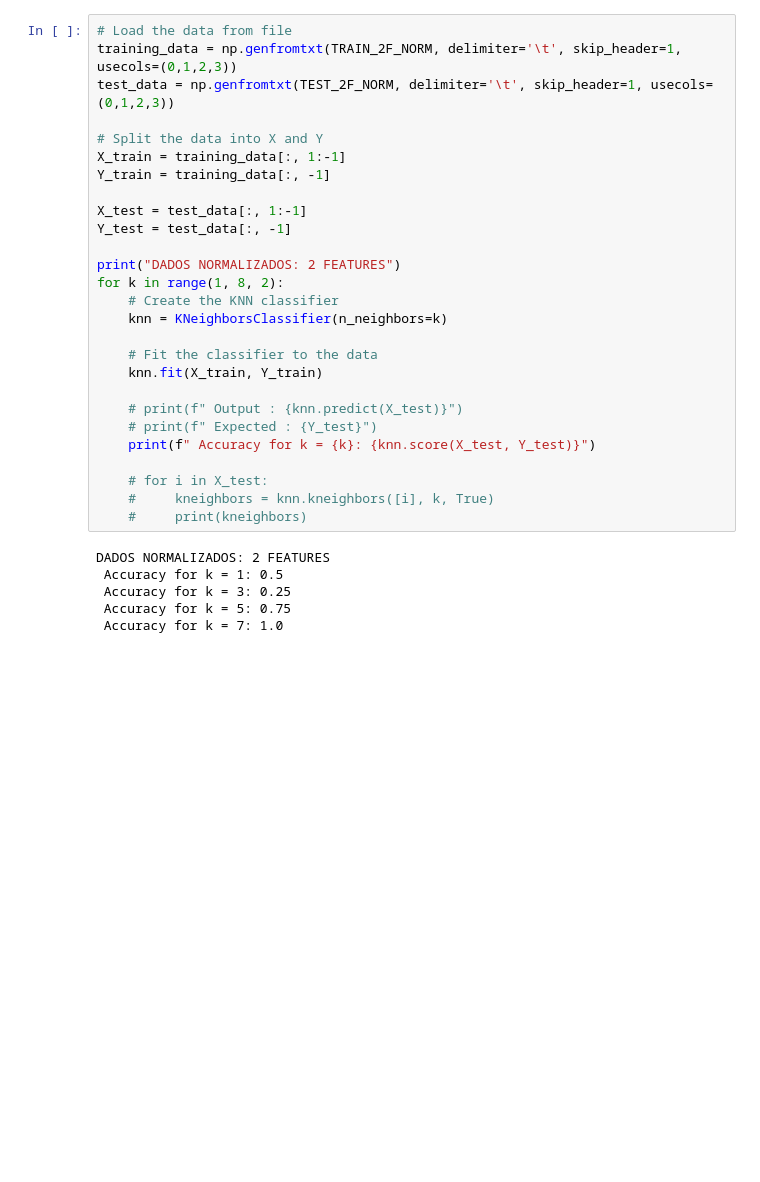
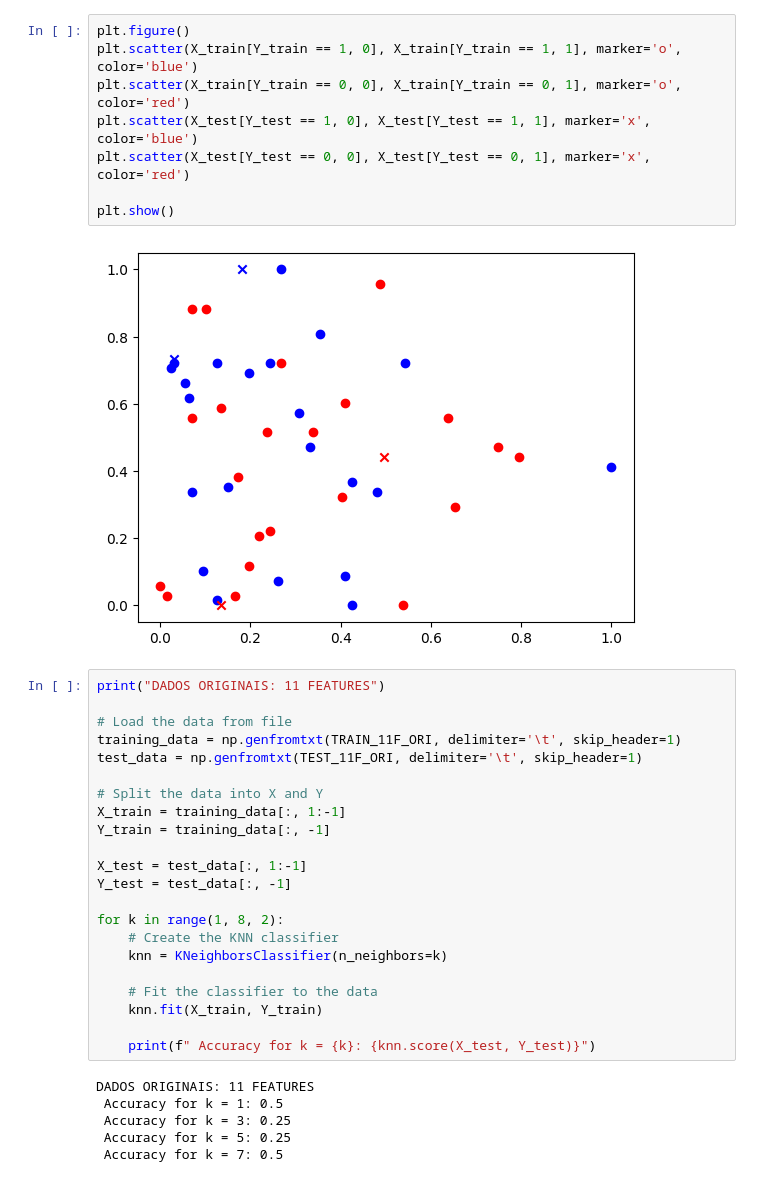
Before and after one commit to fsbertoglio/Machine-Learning-Labs, a Jupyter notebook: ExercícioKNN/src/pratica1.ipynb, the cells around one changed output. Saved outputs shown, nothing was run; the diff lists cells and outputs as text; blank space fills up the shorter version.

```diff
--- a/ExercícioKNN/src/pratica1.ipynb
+++ b/ExercícioKNN/src/pratica1.ipynb
@@ -51,7 +129,19 @@ DADOS ORIGINAIS: 2 FEATURES
+# %%
+plt.figure()
+plt.scatter(X_train[Y_train == 1, 0], X_train[Y_train == 1, 1], marker='o', color='blue')
+plt.scatter(X_train[Y_train == 0, 0], X_train[Y_train == 0, 1], marker='o', color='red')
+plt.scatter(X_test[Y_test == 1, 0], X_test[Y_test == 1, 1], marker='x', color='blue')
+plt.scatter(X_test[Y_test == 0, 0], X_test[Y_test == 0, 1], marker='x', color='red')
+
+plt.show()
+# %% [output]
+[figure, added]
 # %%
+print("DADOS ORIGINAIS: 11 FEATURES")
+
 # Load the data from file
-training_data = np.genfromtxt(TRAIN_2F_NORM, delimiter='\t', skip_header=1, usecols=(0,1,2,3))
-test_data = np.genfromtxt(TEST_2F_NORM, delimiter='\t', skip_header=1, usecols=(0,1,2,3))
+training_data = np.genfromtxt(TRAIN_11F_ORI, delimiter='\t', skip_header=1)
+test_data = np.genfromtxt(TEST_11F_ORI, delimiter='\t', skip_header=1)
 
 # Split the data into X and Y
 X_train = training_data[:, 1:-1]
@@ -60,7 +150,6 @@ Y_train = training_data[:, -1]
 X_test = test_data[:, 1:-1]
 Y_test = test_data[:, -1]
 
-print("DADOS NORMALIZADOS: 2 FEATURES")
 for k in range(1, 8, 2):
     # Create the KNN classifier
     knn = KNeighborsClassifier(n_neighbors=k)
@@ -68,16 +157,10 @@ for k in range(1, 8, 2):
     # Fit the classifier to the data
     knn.fit(X_train, Y_train)
 
-    # print(f" Output : {knn.predict(X_test)}")
-    # print(f" Expected : {Y_test}")
     print(f" Accuracy for k = {k}: {knn.score(X_test, Y_test)}")
-
-    # for i in X_test:
-    #     kneighbors = knn.kneighbors([i], k, True)
-    #     print(kneighbors)
 # %% [output]
-DADOS NORMALIZADOS: 2 FEATURES
+DADOS ORIGINAIS: 11 FEATURES
  Accuracy for k = 1: 0.5
  Accuracy for k = 3: 0.25
- Accuracy for k = 5: 0.75
- Accuracy for k = 7: 1.0
+ Accuracy for k = 5: 0.25
+ Accuracy for k = 7: 0.5
```
Also changed, not shown: parts of 10 cells of this notebook, 2 other files.
